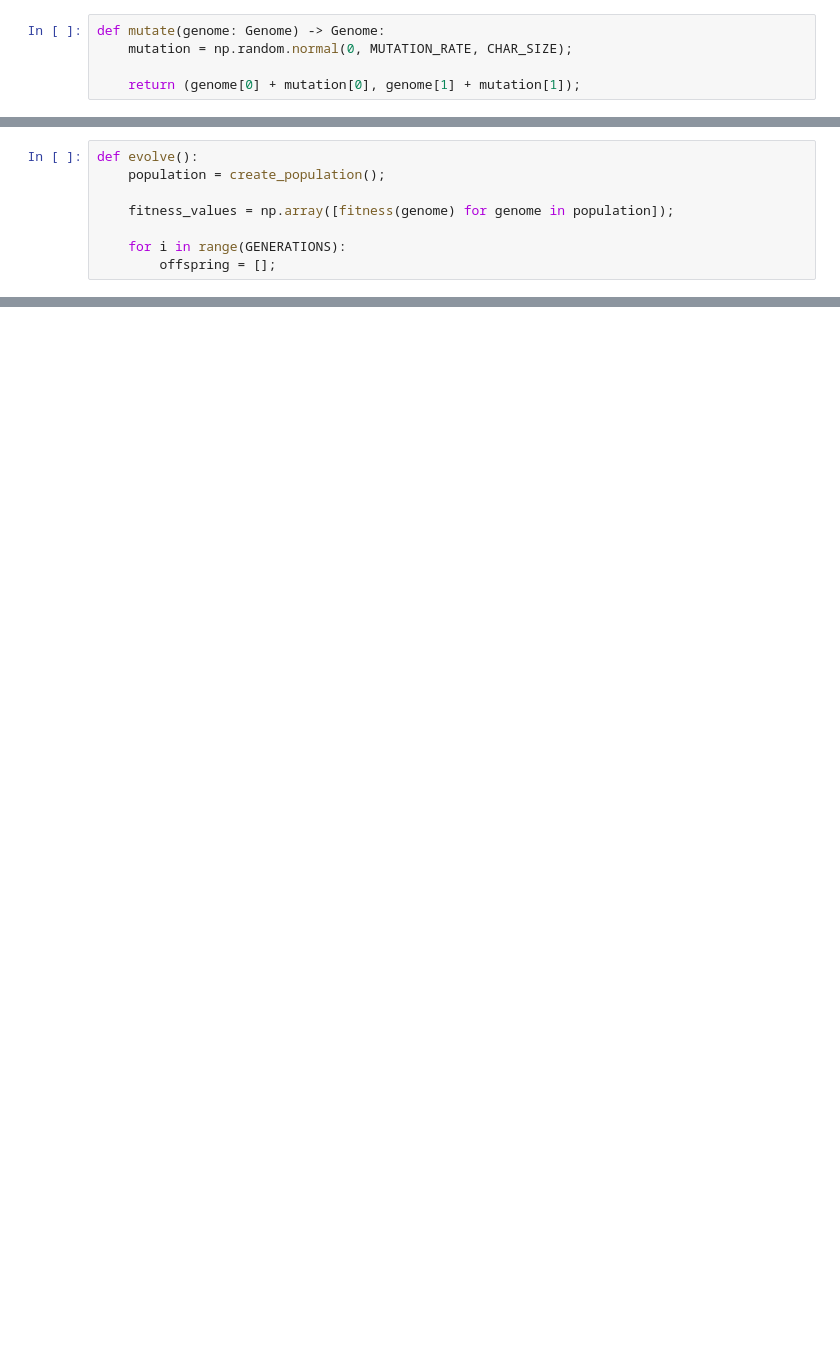
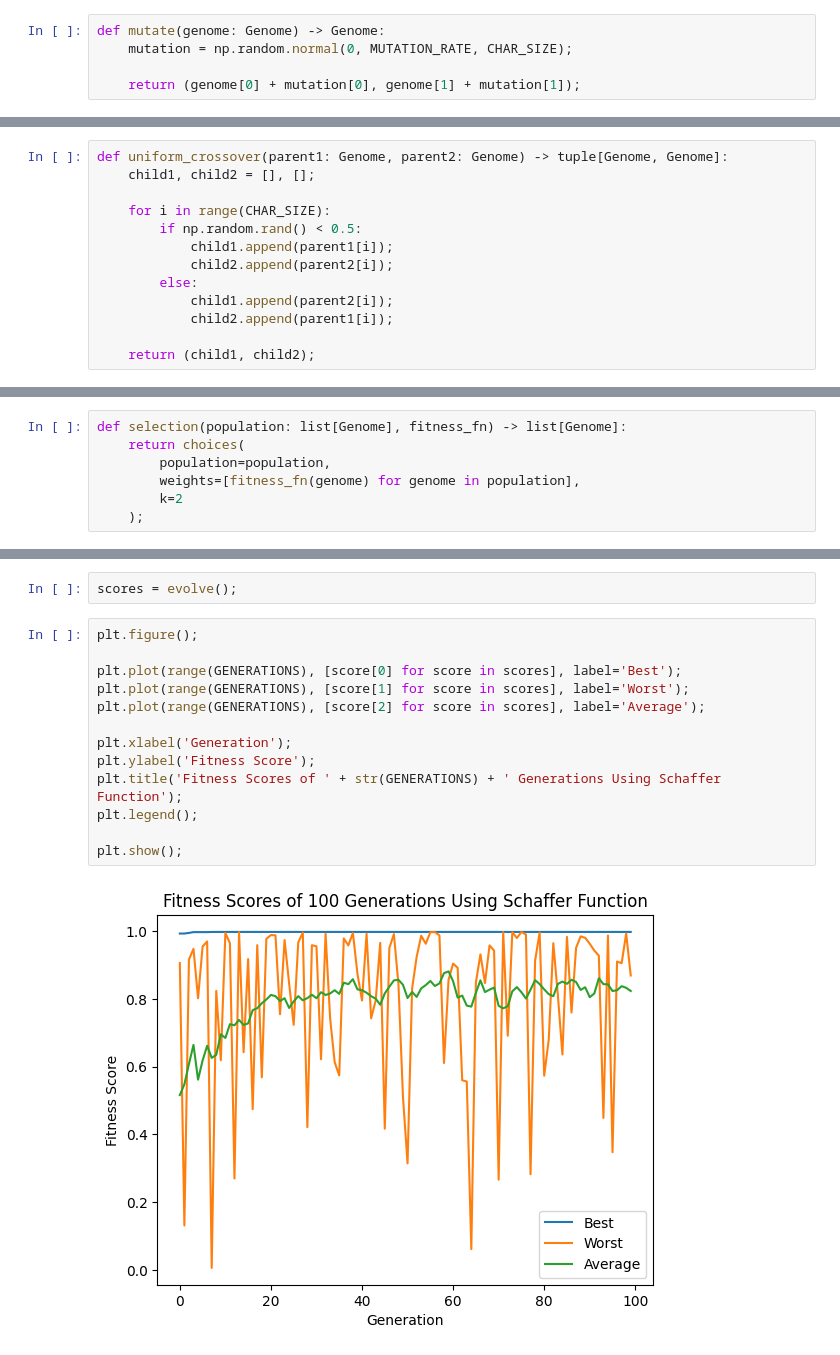
Before and after one commit to bobbymannino/comp2002-report, a Jupyter notebook: book.ipynb, the cells around one changed output, grey strips where cells are left out. Drawn from its saved outputs; the diff is of its cells as text; blank space fills up the shorter version.

```diff
--- a/book.ipynb
+++ b/book.ipynb
@@ -278,8 +264,13 @@ def uniform_crossover(parent1: Genome, parent2: Genome) -> Genome:
-# %%
-def evolve():
-    population = create_population();
-
-    fitness_values = np.array([fitness(genome) for genome in population]);
-
-    for i in range(GENERATIONS):
-        offspring = [];
+# %%
+def uniform_crossover(parent1: Genome, parent2: Genome) -> tuple[Genome, Genome]:
+    child1, child2 = [], [];
+
+    for i in range(CHAR_SIZE):
+        if np.random.rand() < 0.5:
+            child1.append(parent1[i]);
+            child2.append(parent2[i]);
+        else:
+            child1.append(parent2[i]);
+            child2.append(parent1[i]);
+
+    return (child1, child2);
@@ -285,0 +279,7 @@ def evolve():
+# %%
+def selection(population: list[Genome], fitness_fn) -> list[Genome]:
+    return choices(
+        population=population,
+        weights=[fitness_fn(genome) for genome in population],
+        k=2
+    );
@@ -285,0 +319,17 @@ def evolve():
+# %%
+scores = evolve();
+# %%
+plt.figure();
+
+plt.plot(range(GENERATIONS), [score[0] for score in scores], label='Best');
+plt.plot(range(GENERATIONS), [score[1] for score in scores], label='Worst');
+plt.plot(range(GENERATIONS), [score[2] for score in scores], label='Average');
+
+plt.xlabel('Generation');
+plt.ylabel('Fitness Score');
+plt.title('Fitness Scores of ' + str(GENERATIONS) + ' Generations Using Schaffer Function');
+plt.legend();
+
+plt.show();
+# %% [output]
+[figure, added]
```
Also changed, not shown: parts of 9 cells of this notebook.
